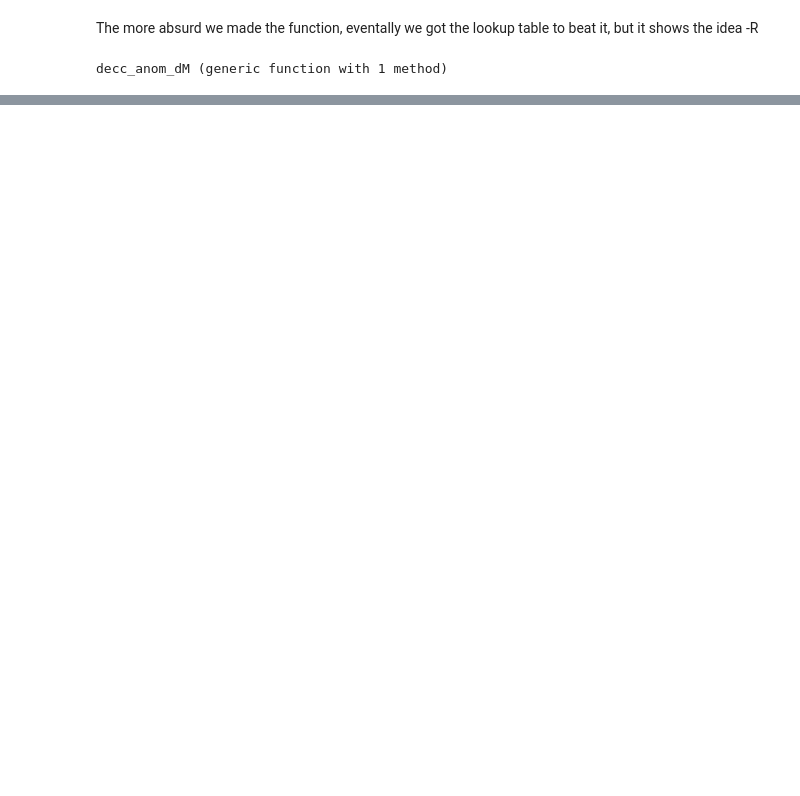
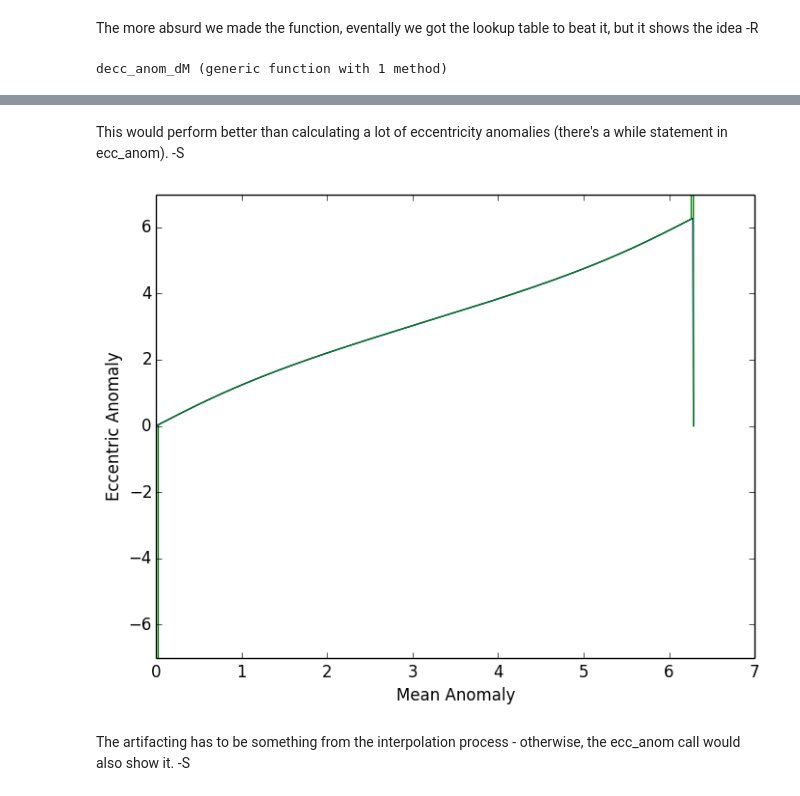
Before and after one commit to rcmorehead/ASTRO585, a Jupyter notebook: HW_5_pair_coding_with_sonny.ipynb, the cells around one changed output, grey strips where cells are left out. Drawn from its saved outputs; the diff is of its cells as text; code cells hidden in the pictures; blank space fills up the shorter version.

```diff
--- a/HW_5_pair_coding_with_sonny.ipynb
+++ b/HW_5_pair_coding_with_sonny.ipynb
@@ -201,0 +200,7 @@ decc_anom_dM (generic function with 1 method)
+# %%
+x = linspace(-2*pi,4*pi,1000);
+ecc_1 = ecc_anom(x,0.25);
+using PyPlot
+plot(x,ecc_1);
+xlabel("Mean Anomaly");
+ylabel("Eccentric Anomaly");
@@ -201,0 +209,17 @@ decc_anom_dM (generic function with 1 method)
+# %% [markdown]
+This would perform better than calculating a lot of eccentricity anomalies (there's a while statement in ecc_anom). -S
+# %%
+ecc_table1 = make_table_linear(x->ecc_anom(x,0.25),0.,2*pi,128);
+# %%
+x = linspace(0.,2*pi,1000);
+ecc_2 = ecc_anom(x,0.25);
+using PyPlot
+plot(x,ecc_2);
+plot(x,lookup(ecc_table1,x))
+ylim(-7,7);
+xlabel("Mean Anomaly");
+ylabel("Eccentric Anomaly");
+# %% [output]
+[figure, added]
+# %% [markdown]
+The artifacting has to be something from the interpolation process - otherwise, the ecc_anom call would also show it. -S
```
Also changed, not shown: parts of 11 cells of this notebook.
